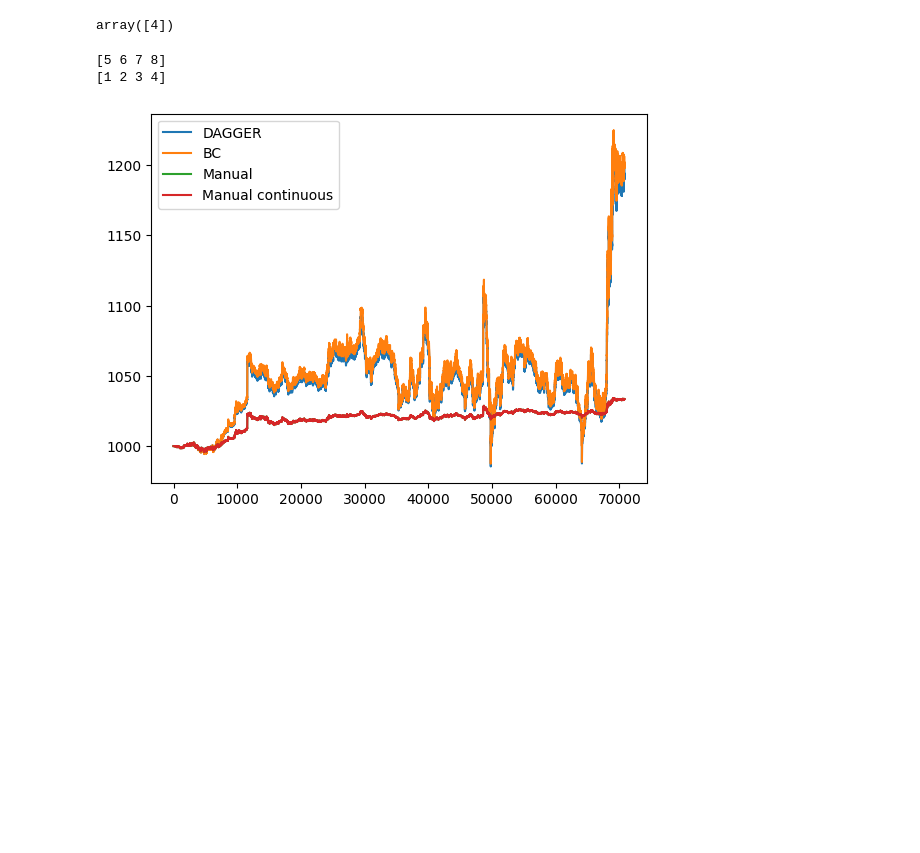
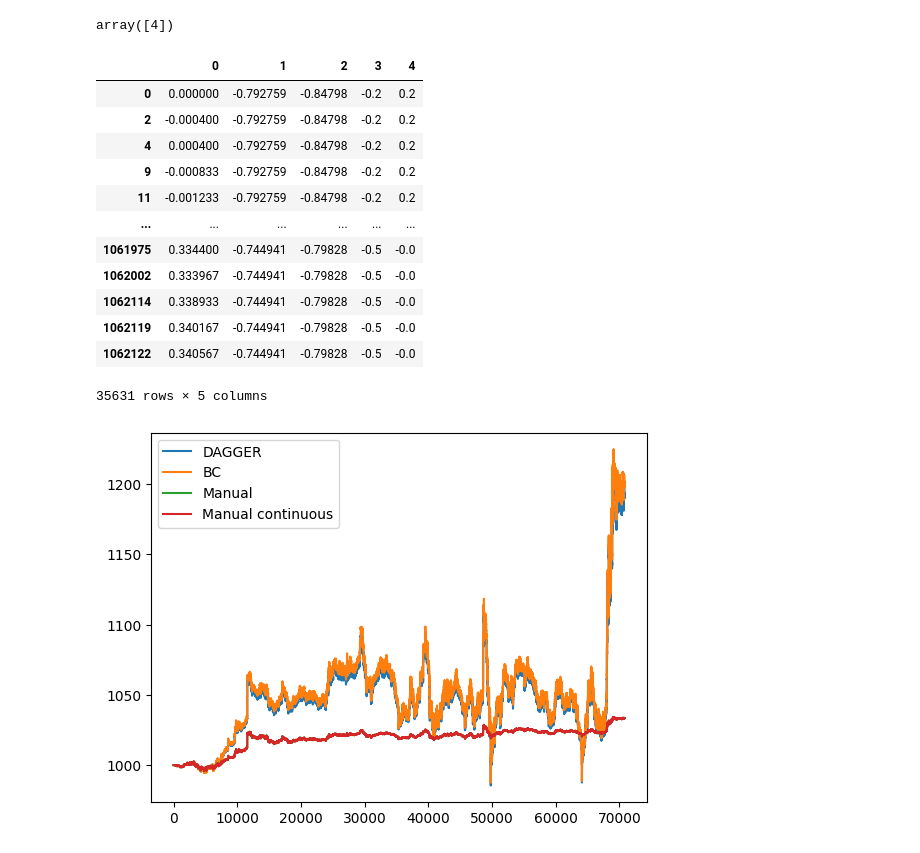
Before and after one commit to JuusoAsd/thesis, a Jupyter notebook: src/data_management/help.ipynb, the cells around one changed output. Drawn from its saved outputs; the diff is of its cells as text; code cells hidden in the pictures; blank space fills up the shorter version.

```diff
--- a/src/data_management/help.ipynb
+++ b/src/data_management/help.ipynb
@@ -47,17 +44,22 @@ min(a,np.array([7]))
 min(a,np.array([4]))
 # %% [output]
 array([4])
-# %%
-a = np.array([1,2,3,4])
-b = a.copy()
-
-
-b += 4
-print(b)
-print(a)
-# %% [output]
-[5 6 7 8]
-[1 2 3 4]
+# %%
+pd.read_csv("/Users/juusoahlroos/Documents/own/gradu/src/data_management/clone_data.csv").drop_duplicates()
+# %% [output]
+|  | 0 | 1 | 2 | 3 | 4 |
+| 0 | 0.000000 | -0.792759 | -0.84798 | -0.2 | 0.2 |
+| 2 | -0.000400 | -0.792759 | -0.84798 | -0.2 | 0.2 |
+| 4 | 0.000400 | -0.792759 | -0.84798 | -0.2 | 0.2 |
+| 9 | -0.000833 | -0.792759 | -0.84798 | -0.2 | 0.2 |
+| 11 | -0.001233 | -0.792759 | -0.84798 | -0.2 | 0.2 |
+| ... | ... | ... | ... | ... | ... |
+| 1061975 | 0.334400 | -0.744941 | -0.79828 | -0.5 | -0.0 |
+| 1062002 | 0.333967 | -0.744941 | -0.79828 | -0.5 | -0.0 |
+| 1062114 | 0.338933 | -0.744941 | -0.79828 | -0.5 | -0.0 |
+| 1062119 | 0.340167 | -0.744941 | -0.79828 | -0.5 | -0.0 |
+| 1062122 | 0.340567 | -0.744941 | -0.79828 | -0.5 | -0.0 |
+35631 rows × 5 columns
 # %%
 df_dagger = pd.read_csv("/Users/juusoahlroos/Documents/own/gradu/parsed_data/results/compare_clone_dagger.csv")
 df_bc = pd.read_csv("/Users/juusoahlroos/Documents/own/gradu/parsed_data/results/compare_clone_bc.csv")
```
Also changed, not shown: parts of 4 cells of this notebook, 15 other files.
